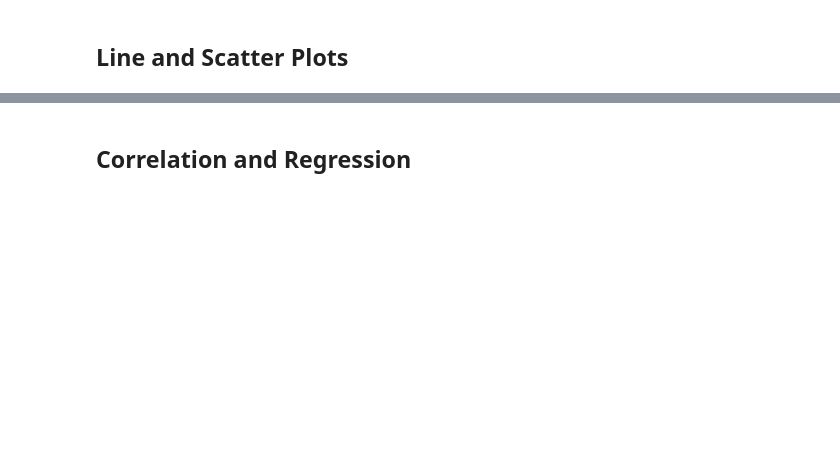
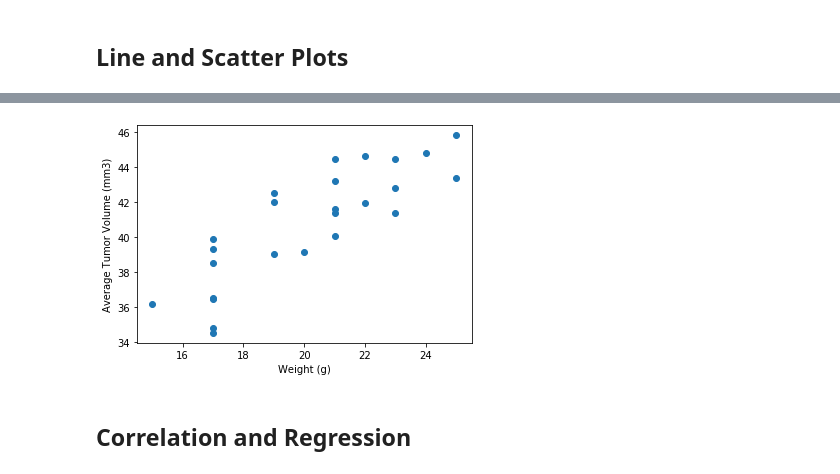
Before and after one commit to AddyBenny/Matplotlib, a Jupyter notebook: 05_matplotlib/pymaceuticals_starter.ipynb, the cells around one changed output, grey strips where cells are left out. Drawn from its saved outputs; the diff is of its cells as text; code cells hidden in the pictures; blank space fills up the shorter version.

```diff
--- a/05_matplotlib/pymaceuticals_starter.ipynb
+++ b/05_matplotlib/pymaceuticals_starter.ipynb
@@ -278,4 +279,13 @@ plt.show()
 # %%
 # Generate a scatter plot of mouse weight versus average tumor volume for the Capomulin regimen
+
+Capomulin = cleaned_mouse_df[cleaned_mouse_df['Drug Regimen'] == 'Capomulin']
+scatter_ave = Capomulin.groupby(['Mouse ID']).mean()
+plt.scatter(scatter_ave['Weight (g)'],scatter_ave['Tumor Volume (mm3)'])
+plt.xlabel('Weight (g)')
+plt.ylabel('Average Tumor Volume (mm3)')
+plt.show()
+# %% [output]
+[figure, added]
 # %% [markdown]
 ## Correlation and Regression
```
Also changed, not shown: parts of 7 cells of this notebook.
